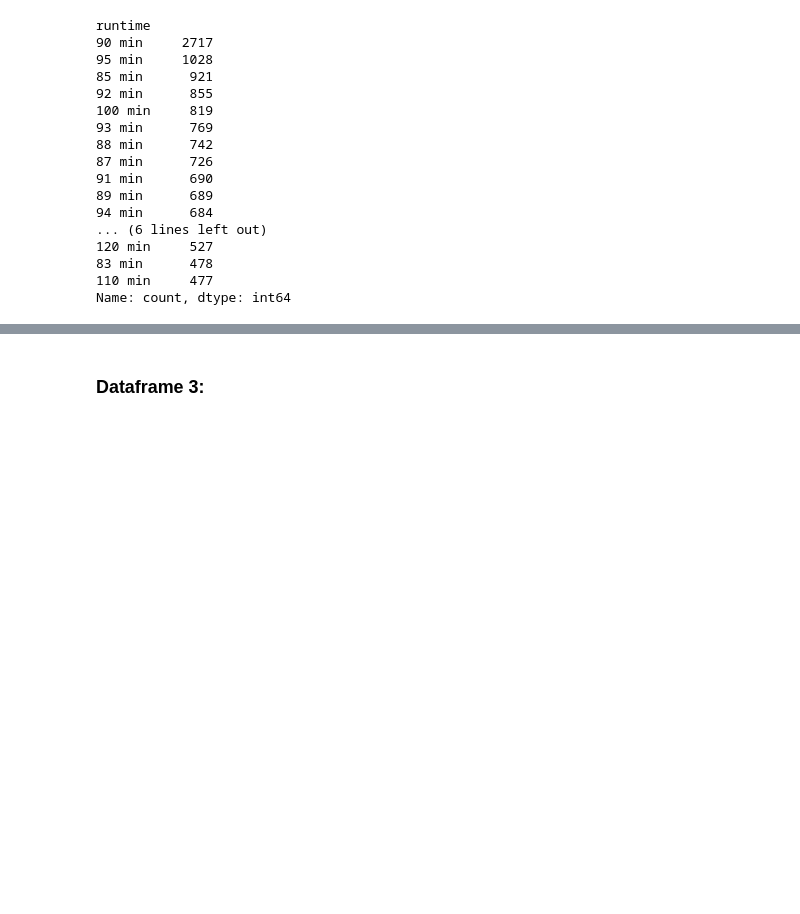
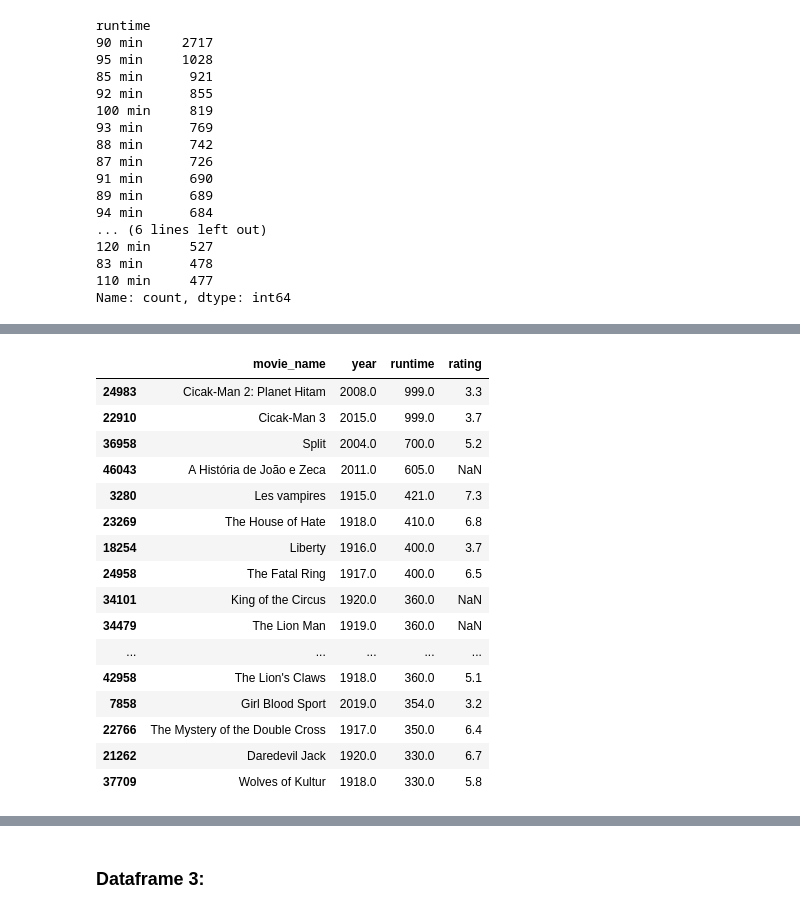
Before and after one commit to egarr831/EGarrison_ModC_Milestone1_Weeks1-6, a Jupyter notebook: Week1.ipynb, the cells around one changed output, grey strips where cells are left out. Drawn from its saved outputs; the diff is of its cells as text; code cells hidden in the pictures; blank space fills up the shorter version.

Commit message:
clean action dataset

```diff
--- a/Week1.ipynb
+++ b/Week1.ipynb
@@ -662,3 +662,8 @@ runtime
 83 min      478
 110 min     477
 Name: count, dtype: int64
+# %%
+df2_action["year"] = pd.to_numeric(
+    df2_action["year"],
+    errors="coerce"
+)
@@ -664,0 +686,10 @@ Name: count, dtype: int64
+# %%
+df2_action["runtime"] = (
+    df2_action["runtime"]
+    .str.replace(" min", "", regex=False)
+)
+
+df2_action["runtime"] = pd.to_numeric(
+    df2_action["runtime"],
+    errors="coerce"
+)
@@ -664,0 +720,25 @@ Name: count, dtype: int64
+# %%
+df2_action[
+    ["movie_name", "year", "runtime", "rating"]
+].sort_values(
+    "runtime",
+    ascending=False
+).head(20)
+# %% [output]
+|  | movie_name | year | runtime | rating |
+| 24983 | Cicak-Man 2: Planet Hitam | 2008.0 | 999.0 | 3.3 |
+| 22910 | Cicak-Man 3 | 2015.0 | 999.0 | 3.7 |
+| 36958 | Split | 2004.0 | 700.0 | 5.2 |
+| 46043 | A História de João e Zeca | 2011.0 | 605.0 | NaN |
+| 3280 | Les vampires | 1915.0 | 421.0 | 7.3 |
+| 23269 | The House of Hate | 1918.0 | 410.0 | 6.8 |
+| 18254 | Liberty | 1916.0 | 400.0 | 3.7 |
+| 24958 | The Fatal Ring | 1917.0 | 400.0 | 6.5 |
+| 34101 | King of the Circus | 1920.0 | 360.0 | NaN |
+| 34479 | The Lion Man | 1919.0 | 360.0 | NaN |
+| ... | ... | ... | ... | ... |
+| 42958 | The Lion's Claws | 1918.0 | 360.0 | 5.1 |
+| 7858 | Girl Blood Sport | 2019.0 | 354.0 | 3.2 |
+| 22766 | The Mystery of the Double Cross | 1917.0 | 350.0 | 6.4 |
+| 21262 | Daredevil Jack | 1920.0 | 330.0 | 6.7 |
+| 37709 | Wolves of Kultur | 1918.0 | 330.0 | 5.8 |
```
Also changed, not shown: parts of 16 cells of this notebook, 1 other file.
